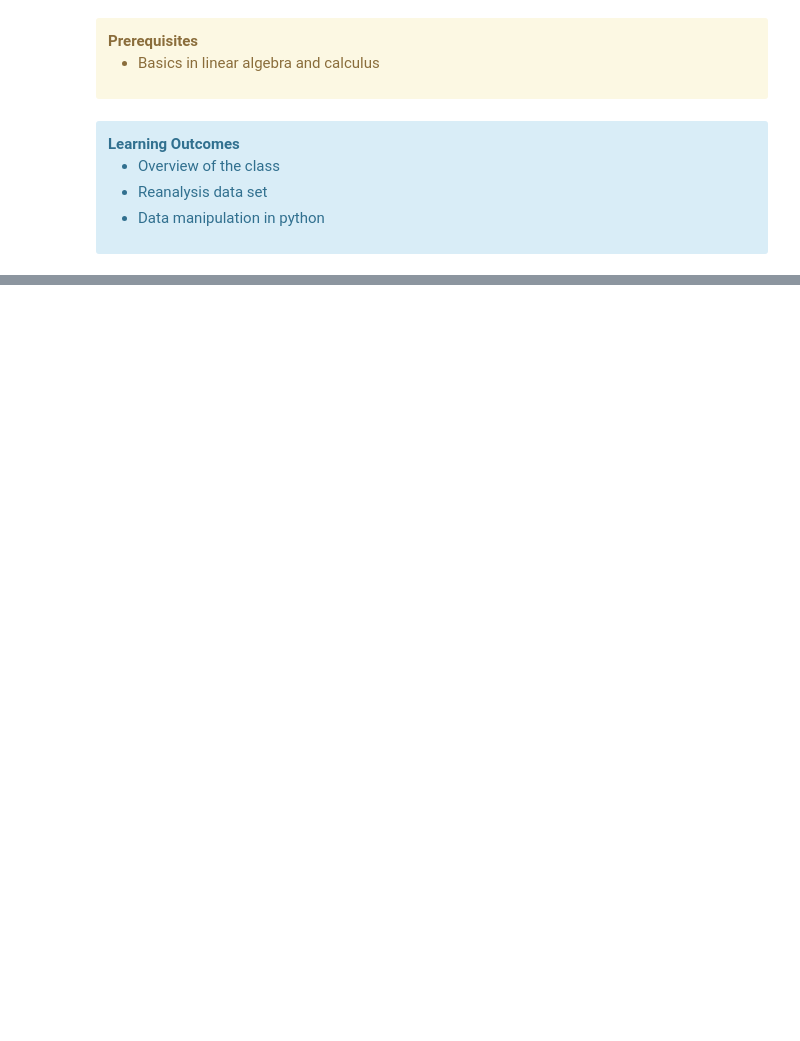
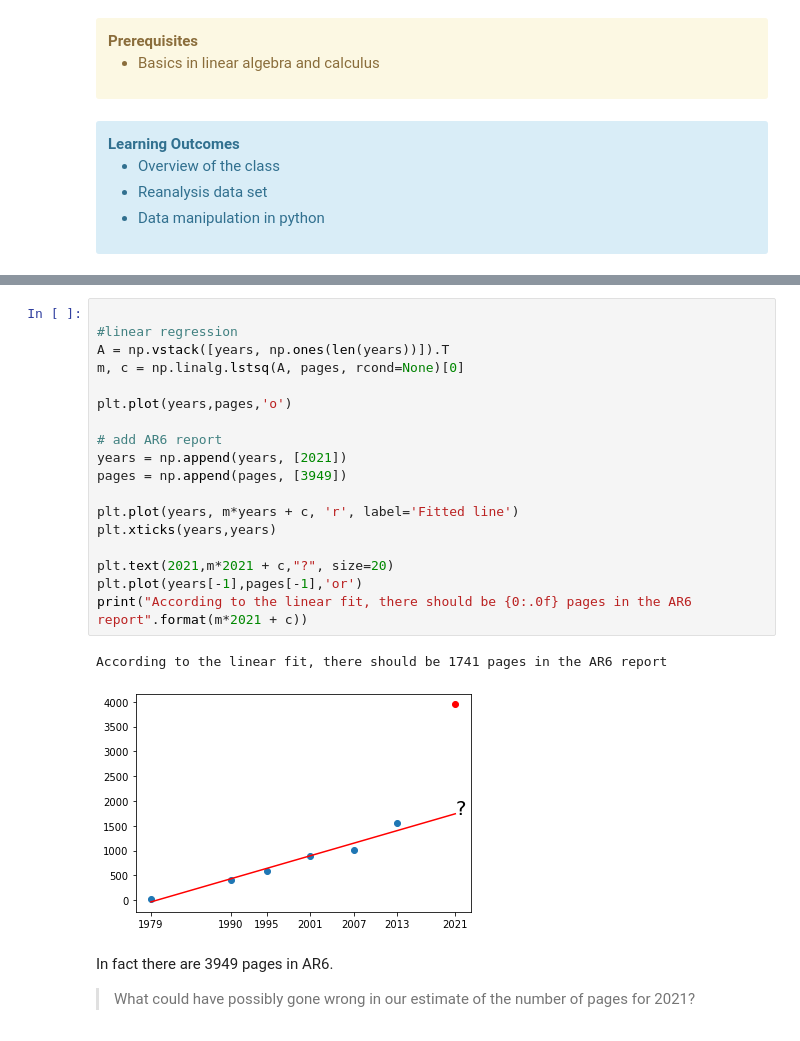
Before and after one commit to Pchambet/ml4climate, a Jupyter notebook: book/notebooks/1_introduction.ipynb, the cells around one changed output, grey strips where cells are left out. Saved outputs shown, nothing was run; the diff lists cells and outputs as text; blank space fills up the shorter version.

```diff
--- a/book/notebooks/1_introduction.ipynb
+++ b/book/notebooks/1_introduction.ipynb
@@ -20,0 +63,24 @@
+# %%
+
+#linear regression
+A = np.vstack([years, np.ones(len(years))]).T
+m, c = np.linalg.lstsq(A, pages, rcond=None)[0]
+
+plt.plot(years,pages,'o')
+
+# add AR6 report
+years = np.append(years, [2021])
+pages = np.append(pages, [3949])
+
+plt.plot(years, m*years + c, 'r', label='Fitted line')
+plt.xticks(years,years)
+
+plt.text(2021,m*2021 + c,"?", size=20)
+plt.plot(years[-1],pages[-1],'or')
+print("According to the linear fit, there should be {0:.0f} pages in the AR6 report".format(m*2021 + c))
+# %% [output]
+According to the linear fit, there should be 1741 pages in the AR6 report
+[figure, added]
+# %% [markdown]
+In fact there are 3949 pages in AR6.
+> What could have possibly gone wrong in our estimate of the number of pages for 2021?
```
Also changed, not shown: parts of 11 cells of this notebook, 2 other files.
